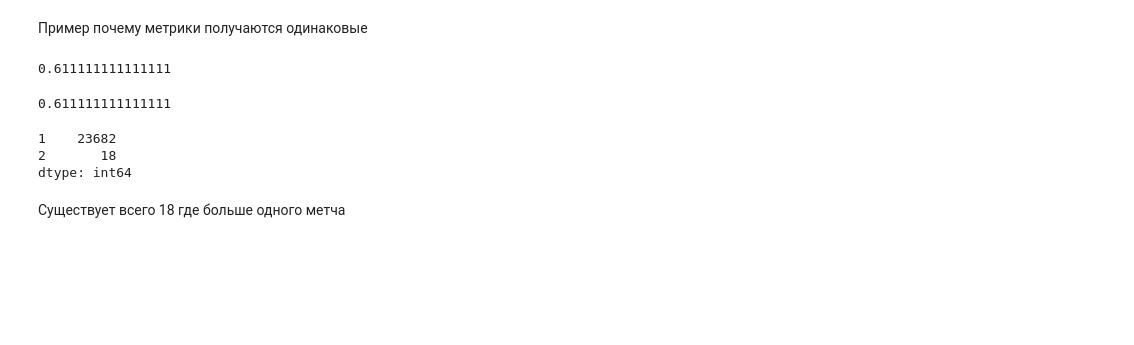
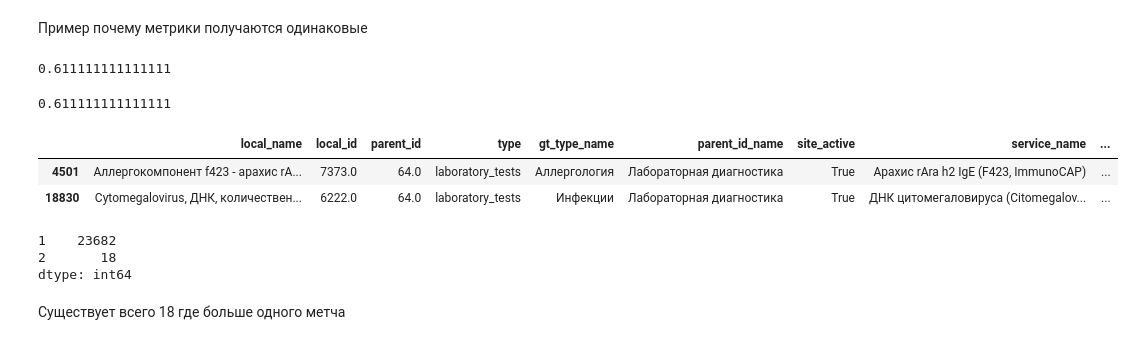
Before and after one commit to EugeneBondarenko1T/clinic_service_matcher, a Jupyter notebook: notebooks/matching.ipynb, the cells around one changed output. Cells and saved outputs as stored; diff of their text form; code cells hidden in the pictures; blank space fills up the shorter version.

```diff
--- a/notebooks/matching.ipynb
+++ b/notebooks/matching.ipynb
@@ -68,6 +87,12 @@ mapk(actual, predicted)
 mark(actual, predicted)
 # %% [output]
 0.611111111111111
+# %%
+data_valid.sample(2)
+# %% [output]
+|  | local_name | local_id | parent_id | type | gt_type_name | parent_id_name | site_active | service_name | ... |
+| 4501 | Аллергокомпонент f423 - арахис rA... | 7373.0 | 64.0 | laboratory_tests | Аллергология | Лабораторная диагностика | True | Арахис rAra h2 IgE (F423, ImmunoCAP) | ... |
+| 18830 | Cytomegalovirus, ДНК, количествен... | 6222.0 | 64.0 | laboratory_tests | Инфекции | Лабораторная диагностика | True | ДНК цитомегаловируса (Citomegalov... | ... |
 # %%
 pairs = []
 
```
Also changed, not shown: parts of 3 cells of this notebook, 1 other file.
